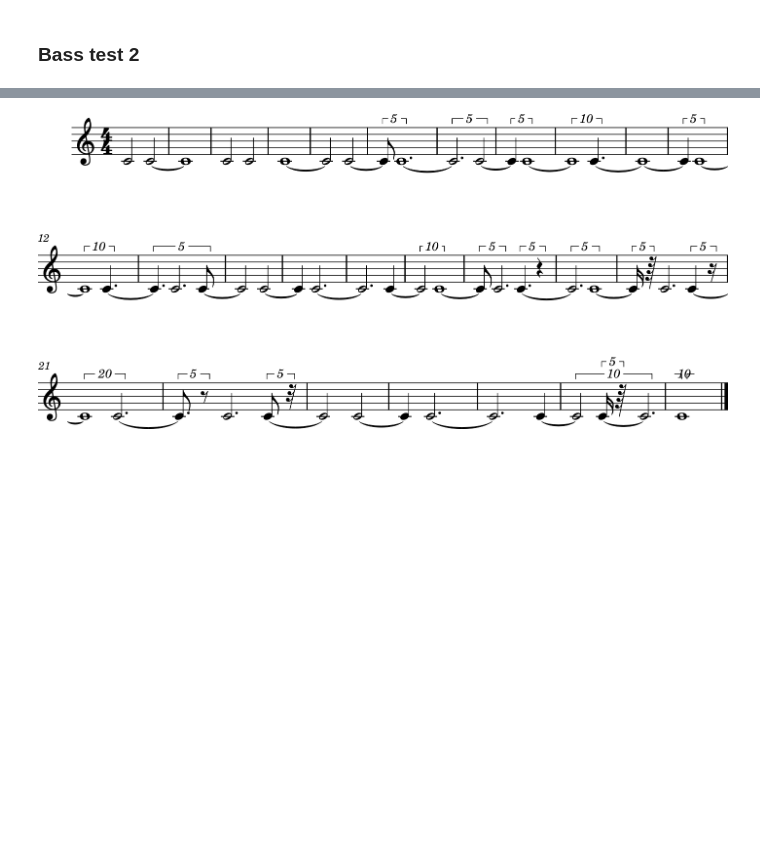
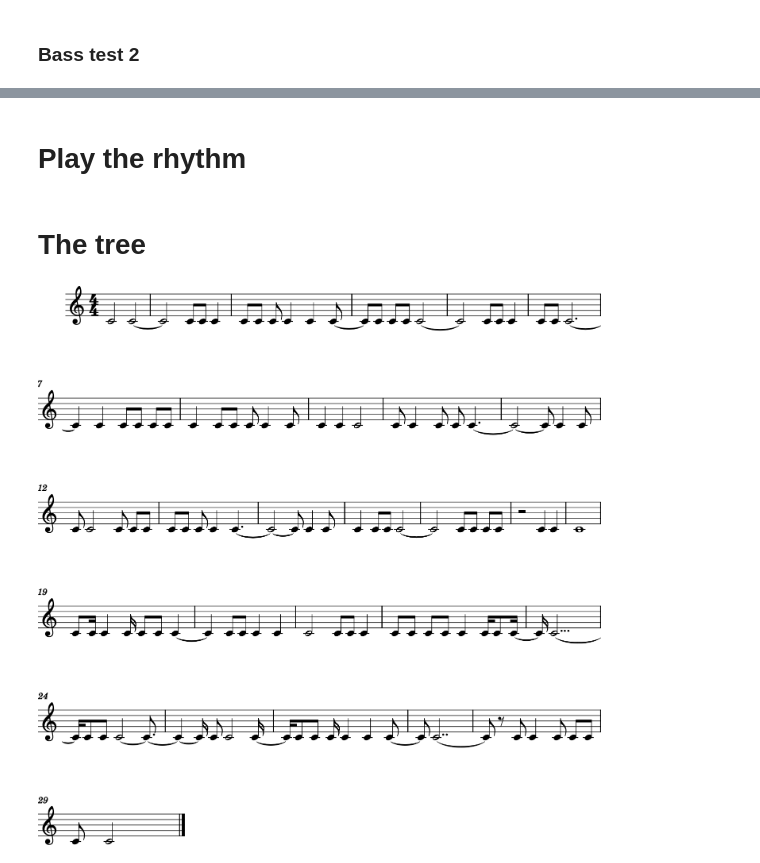
Before and after one commit to AlainSchoebi/MusicalTheory, a Jupyter notebook: notebook1.ipynb, the cells around one changed output, grey strips where cells are left out. Saved outputs shown, nothing was run; the diff lists cells and outputs as text; code cells hidden in the pictures; blank space fills up the shorter version.

Commit message:
Ajout rhythme V.2

```diff
--- a/notebook1.ipynb
+++ b/notebook1.ipynb
@@ -265,7 +265,8 @@ print(c.getNotesWithOctave())
 a = [0,3,7];
 [note.Note(pitch = note.Note("C").transpose(i).pitch, octave = 1) for i in a]
 
-n = note.Note(pitch = note.Note("C").transpose(i).pitch.name, octave = 3)
+n = note.Note(pitch = note.Note("C").pitch.name, octave = 3)
+#n = note.Note(pitch = note.Note("C").transpose(i).pitch.name, octave = 3)
 print(n)
 print(n.pitch)
 print(n.pitch.name)
@@ -686,0 +562,35 @@ def rhythm_from_sequence2(durations, time_sig = None, pitch = 'C4', rhythm=None)
+# %%
+def create_percussion(time_sig = None):
+    if time_sig == None:
+        drumPart = stream.Measure()
+    else:
+        drumPart = stream.Stream()
+        drumPart.timeSignature = meter.TimeSignature(time_sig)
+
+    drumPart.insert(0, instrument.TomTom())
+    return drumPart
+
+def append_event(duration, original_stream, rest = False, pitch = "C4"):
+    new_stream = original_stream
+    if rest:
+        new_stream.append(note.Rest(quarterLength = duration*4))
+    else:
+        new_stream.append(note.Note(pitch, quarterLength = duration/4))
+
+    return new_stream
+
+def rhythm_from_sequence(durations, time_sig = None, pitch = 'C4', rhythm=None):
+    if rhythm is None:
+        rhythm = create_percussion(time_sig = time_sig)
+
+    for dur in durations:
+        is_rest = False
+        if dur != 0:
+            if dur < 1:
+                is_rest = True
+                dur = Fraction(dur)
+
+            rhythm = append_event(dur, rhythm, rest = is_rest, pitch = pitch)
+    return rhythm
+# %% [markdown]
+# Play the rhythm
@@ -686,0 +601,2 @@ def rhythm_from_sequence2(durations, time_sig = None, pitch = 'C4', rhythm=None)
+# %% [markdown]
+# The tree
@@ -687,7 +686,7 @@ def rhythm_from_sequence2(durations, time_sig = None, pitch = 'C4', rhythm=None)
 # %%
 path = get_path();
 path_rhythm = create_percussion(time_sig = '4/4')
-path_rhythm = rhythm_from_sequence2(path, rhythm=path_rhythm)
+path_rhythm = rhythm_from_sequence(path, rhythm=path_rhythm)
 path_rhythm.show()
 # %% [output]
-[figure, old version]
+[figure, new version]
```
Also changed, not shown: parts of 12 cells of this notebook.
